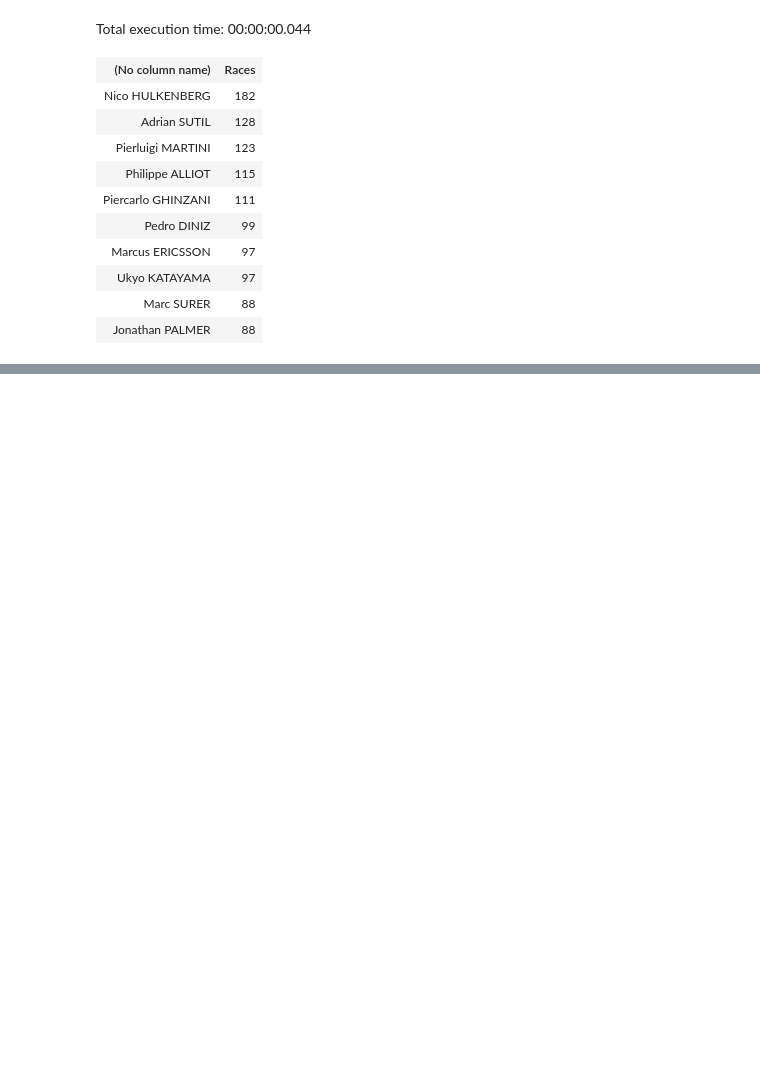
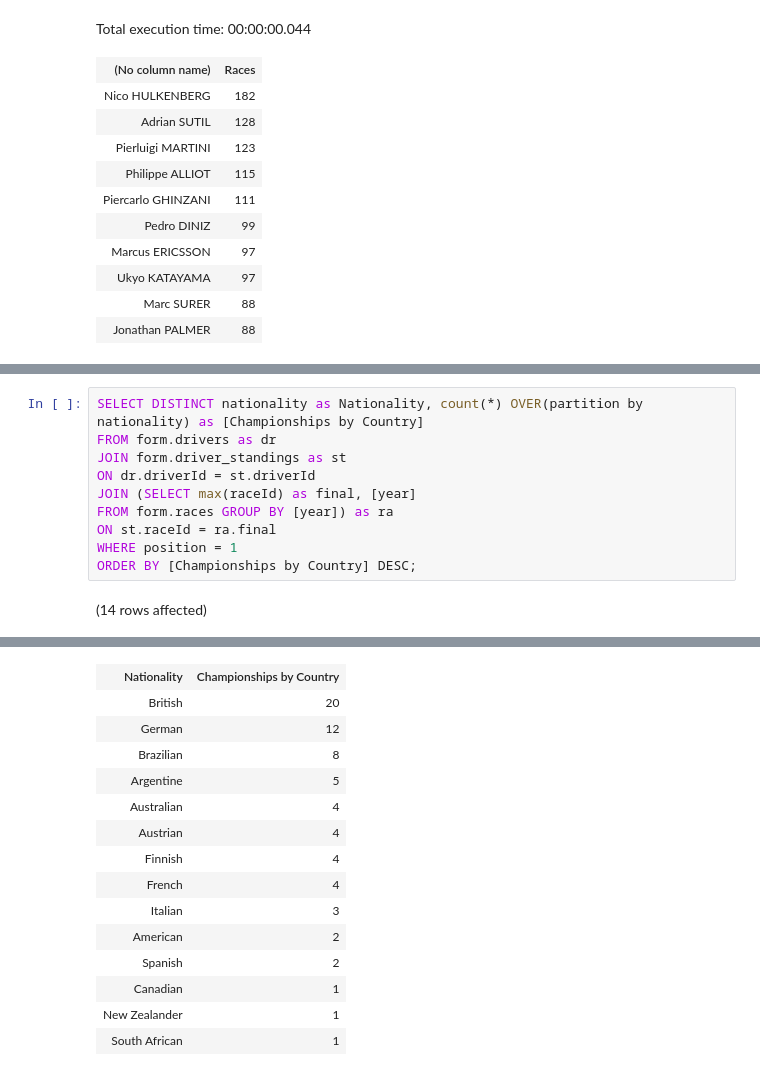
Before and after one commit to SPWareing/F1_statistics, a Jupyter notebook: f1_stats.ipynb, the cells around one changed output, grey strips where cells are left out. Cells and saved outputs as stored; diff of their text form; blank space fills up the shorter version.

```diff
--- a/f1_stats.ipynb
+++ b/f1_stats.ipynb
@@ -494,0 +499,12 @@ Total execution time: 00:00:00.044
+# %%
+SELECT DISTINCT nationality as Nationality, count(*) OVER(partition by nationality) as [Championships by Country]
+FROM form.drivers as dr
+JOIN form.driver_standings as st
+ON dr.driverId = st.driverId
+JOIN (SELECT max(raceId) as final, [year]
+FROM form.races GROUP BY [year]) as ra
+ON st.raceId = ra.final
+WHERE position = 1
+ORDER BY [Championships by Country] DESC;
+# %% [output]
+(14 rows affected)
@@ -494,0 +512,15 @@ Total execution time: 00:00:00.044
+| Nationality | Championships by Country |
+| British | 20 |
+| German | 12 |
+| Brazilian | 8 |
+| Argentine | 5 |
+| Australian | 4 |
+| Austrian | 4 |
+| Finnish | 4 |
+| French | 4 |
+| Italian | 3 |
+| American | 2 |
+| Spanish | 2 |
+| Canadian | 1 |
+| New Zealander | 1 |
+| South African | 1 |
```
Also changed, not shown: parts of 3 cells of this notebook.
